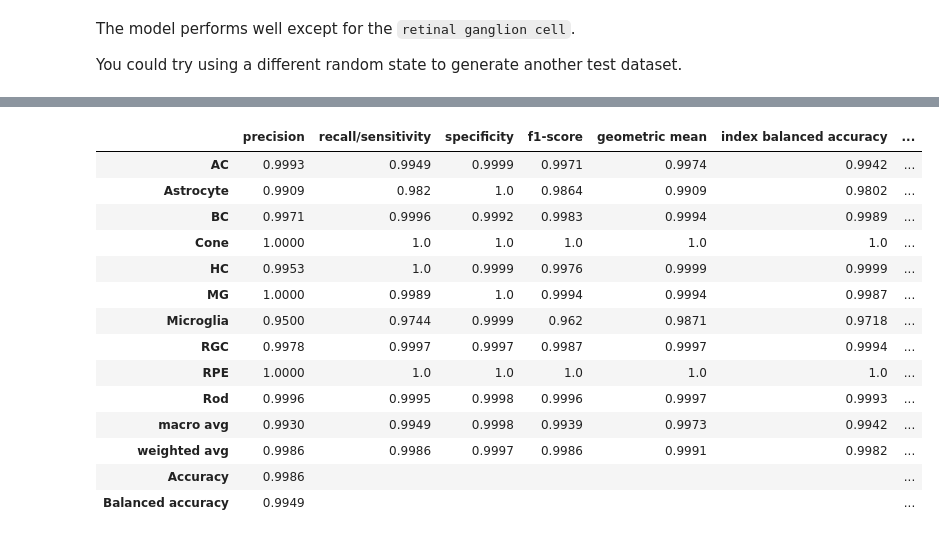
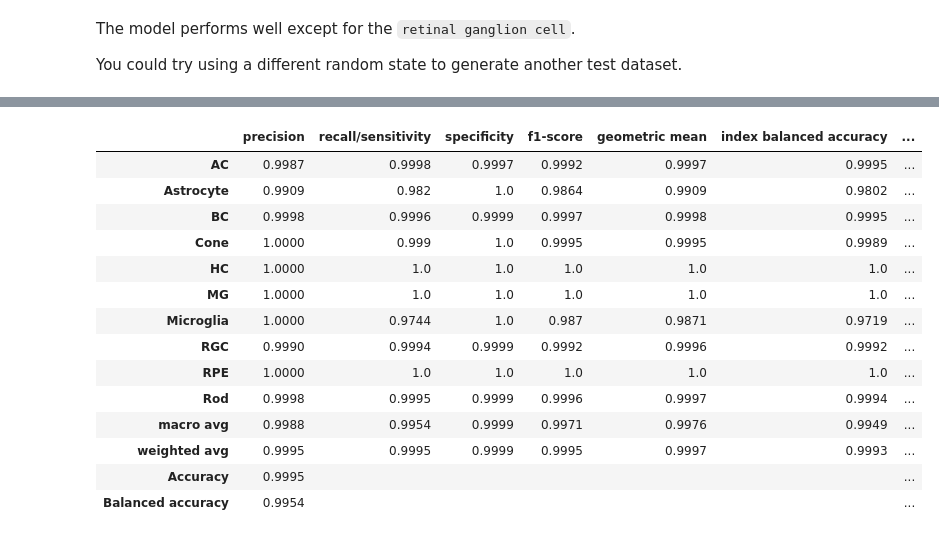
Before and after one commit to Chechekhins/scParadise, a Jupyter notebook: docs/tutorials/notebooks/scAdam/Managing_large_and_complex_training_datasets.ipynb, the cells around one changed output, grey strips where cells are left out. Saved outputs shown, nothing was run; the diff lists cells and outputs as text; code cells hidden in the pictures.

```diff
--- a/docs/tutorials/notebooks/scAdam/Managing_large_and_complex_training_datasets.ipynb
+++ b/docs/tutorials/notebooks/scAdam/Managing_large_and_complex_training_datasets.ipynb
@@ -134,11 +143,12 @@ Successfully saved model at snRNAseq_human_retina/model_scAdam/model.zip
 For model evaluation, we use another subset of 25,000 cells generated using a different random state.
 # %%
 # Get test dataset for model quality evaluation
-adata_test = scparadise.scnoah.get_frac(path = '2e910e62-7eaf-4c06-80cb-8918e3eea16e.h5ad',
-                                        fraction = 25000,
-                                        path_save = 'snRNAseq_human_retina',
-                                        celltype = 'cell_type',
-                                        random_state = 42)
+adata_test = scparadise.scnoah.get_frac(
+    path = '2e910e62-7eaf-4c06-80cb-8918e3eea16e.h5ad',
+    fraction = 25000,
+    stratify = 'cell_type',
+    random_state = 42
+)
 # %%
 # Check common cells between test and training datasets
 lst_train = adata_fraction.obs_names.tolist()
@@ -159,6 +169,7 @@ adata_test = adata_test.raw.to_adata()
 
 # Replace variable names with gene names
 adata_test.var.set_index('feature_name', inplace = True)
+adata_test.var_names = adata_test.var_names.astype('str')
 adata_test.var_names_make_unique()
 
 # Normalize data
@@ -167,6 +178,8 @@ sc.pp.log1p(adata_test)
 adata_test.raw = adata_test
 # %%
 # Predict cell types using trained model
-adata_test = scparadise.scadam.predict(adata_test,
-                                       path_model = 'snRNAseq_human_retina/model_scAdam')
+adata_test = scparadise.scadam.predict(
+    adata_test,
+    path_model = 'snRNAseq_human_retina/Human_Retina_scAdam'
+)
 # %% [output]
@@ -289,5 +345,7 @@ Successfully saved model at snRNAseq_human_retina/model_scAdam/model.zip
 # %%
 # Predict cell types using trained model
-adata_test = scparadise.scadam.predict(adata_test,
-                                       path_model = 'snRNAseq_human_retina/model_scAdam')
+adata_test = scparadise.scadam.predict(
+    adata_test,
+    path_model = 'snRNAseq_human_retina/Human_Retina_scAdam'
+)
 # %% [output]
@@ -302,24 +360,26 @@ Successfully added predicted celltype_l2 and cell type probabilities
 # %%
 ## Check model quality
-df_warm_start_l1 = scparadise.scnoah.report_classif_full(adata_test,
-                                                         celltype='majorclass',
-                                                         pred_celltype='pred_celltype_l1')
+df_warm_start_l1 = scparadise.scnoah.report_classif_full(
+    adata_test,
+    celltype='majorclass',
+    pred_celltype='pred_celltype_l1'
+)
 df_warm_start_l1
 # %% [output]
 |  | precision | recall/sensitivity | specificity | f1-score | geometric mean | index balanced accuracy | ... |
-| AC | 0.9993 | 0.9949 | 0.9999 | 0.9971 | 0.9974 | 0.9942 | ... |
+| AC | 0.9987 | 0.9998 | 0.9997 | 0.9992 | 0.9997 | 0.9995 | ... |
 | Astrocyte | 0.9909 | 0.982 | 1.0 | 0.9864 | 0.9909 | 0.9802 | ... |
-| BC | 0.9971 | 0.9996 | 0.9992 | 0.9983 | 0.9994 | 0.9989 | ... |
-| Cone | 1.0000 | 1.0 | 1.0 | 1.0 | 1.0 | 1.0 | ... |
-| HC | 0.9953 | 1.0 | 0.9999 | 0.9976 | 0.9999 | 0.9999 | ... |
-| MG | 1.0000 | 0.9989 | 1.0 | 0.9994 | 0.9994 | 0.9987 | ... |
-| Microglia | 0.9500 | 0.9744 | 0.9999 | 0.962 | 0.9871 | 0.9718 | ... |
-| RGC | 0.9978 | 0.9997 | 0.9997 | 0.9987 | 0.9997 | 0.9994 | ... |
+| BC | 0.9998 | 0.9996 | 0.9999 | 0.9997 | 0.9998 | 0.9995 | ... |
+| Cone | 1.0000 | 0.999 | 1.0 | 0.9995 | 0.9995 | 0.9989 | ... |
+| HC | 1.0000 | 1.0 | 1.0 | 1.0 | 1.0 | 1.0 | ... |
+| MG | 1.0000 | 1.0 | 1.0 | 1.0 | 1.0 | 1.0 | ... |
+| Microglia | 1.0000 | 0.9744 | 1.0 | 0.987 | 0.9871 | 0.9719 | ... |
+| RGC | 0.9990 | 0.9994 | 0.9999 | 0.9992 | 0.9996 | 0.9992 | ... |
 | RPE | 1.0000 | 1.0 | 1.0 | 1.0 | 1.0 | 1.0 | ... |
-| Rod | 0.9996 | 0.9995 | 0.9998 | 0.9996 | 0.9997 | 0.9993 | ... |
-| macro avg | 0.9930 | 0.9949 | 0.9998 | 0.9939 | 0.9973 | 0.9942 | ... |
-| weighted avg | 0.9986 | 0.9986 | 0.9997 | 0.9986 | 0.9991 | 0.9982 | ... |
-| Accuracy | 0.9986 |  |  |  |  |  | ... |
-| Balanced accuracy | 0.9949 |  |  |  |  |  | ... |
+| Rod | 0.9998 | 0.9995 | 0.9999 | 0.9996 | 0.9997 | 0.9994 | ... |
+| macro avg | 0.9988 | 0.9954 | 0.9999 | 0.9971 | 0.9976 | 0.9949 | ... |
+| weighted avg | 0.9995 | 0.9995 | 0.9999 | 0.9995 | 0.9997 | 0.9993 | ... |
+| Accuracy | 0.9995 |  |  |  |  |  | ... |
+| Balanced accuracy | 0.9954 |  |  |  |  |  | ... |
 # %%
 ## Check model quality
```
Also changed, not shown: parts of 18 cells of this notebook.
